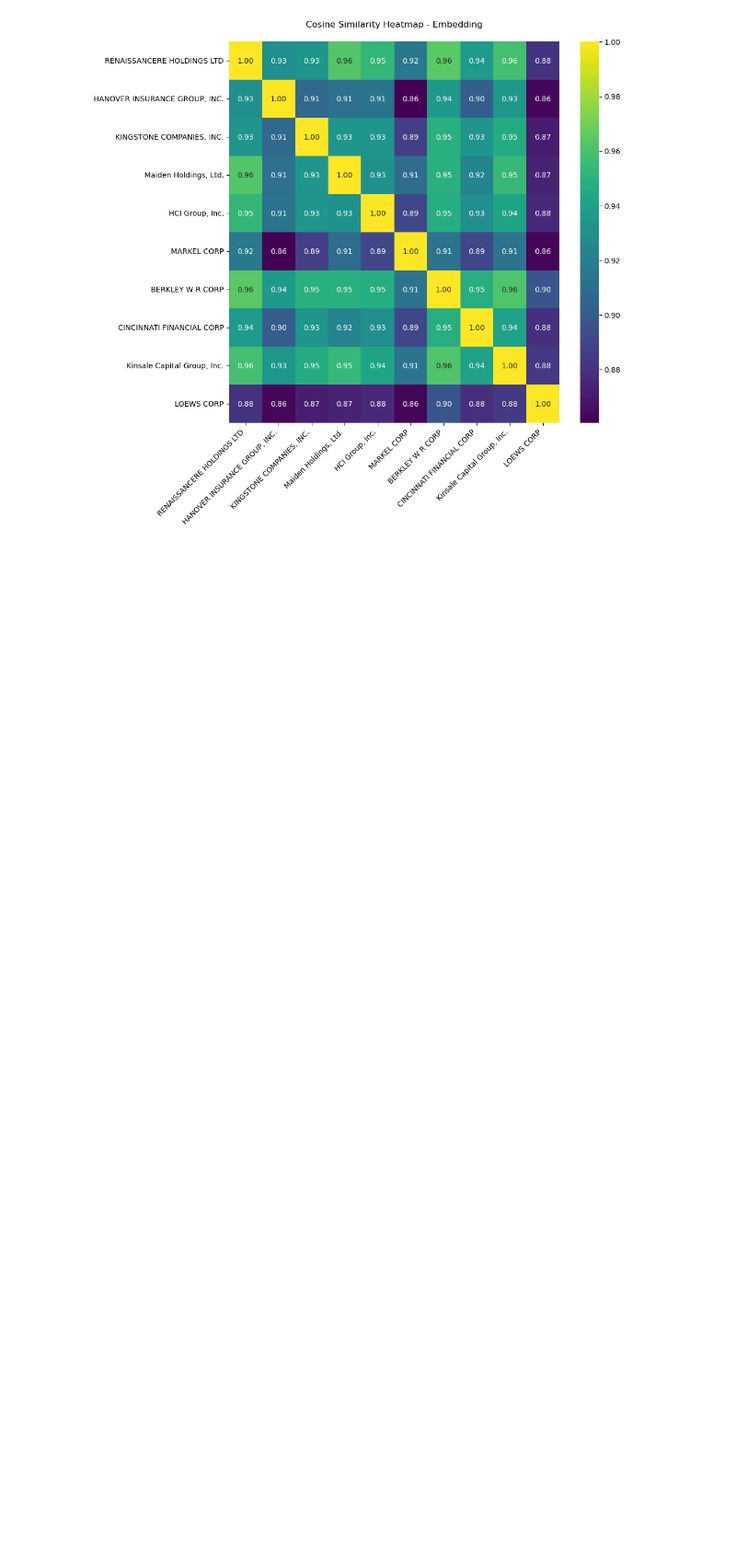
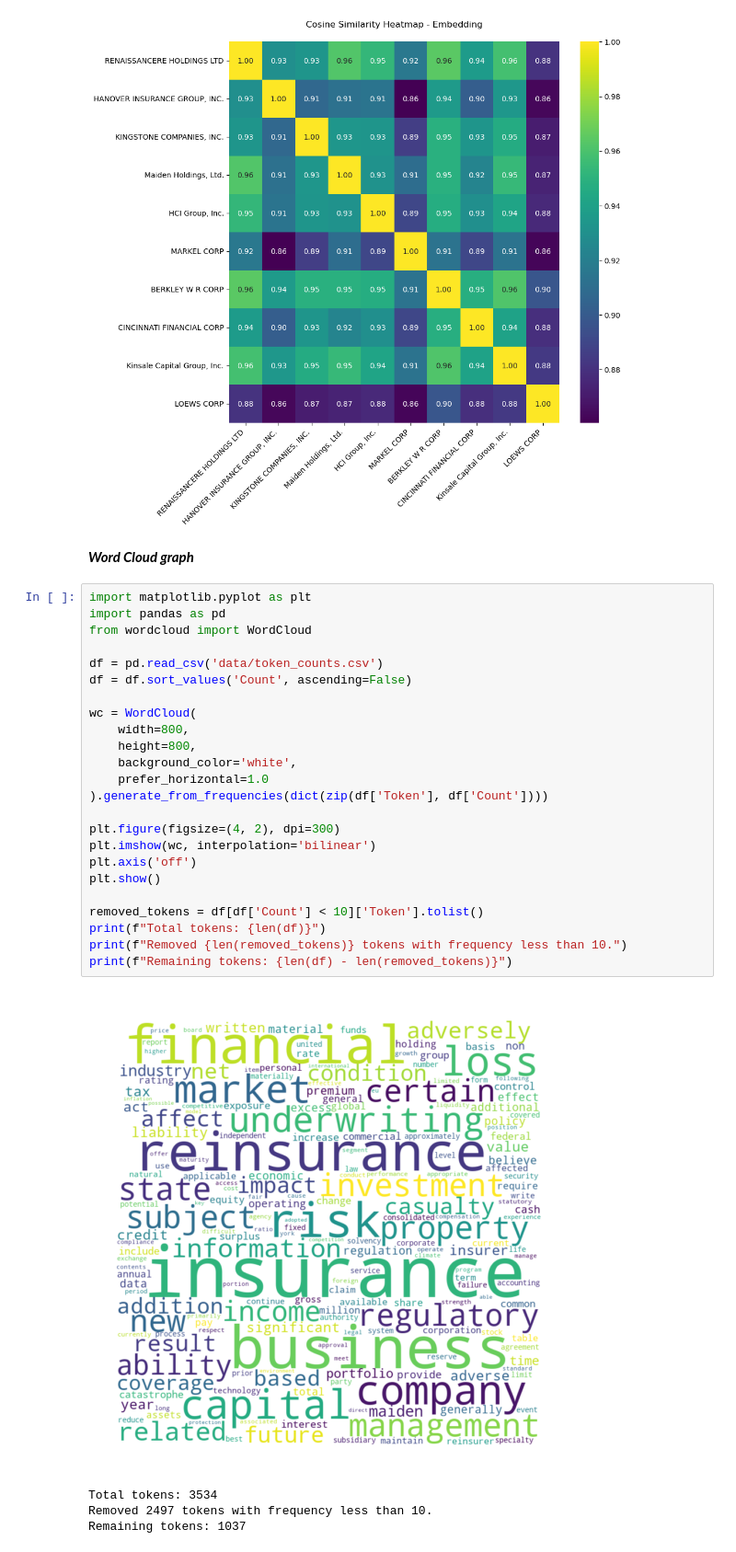
Before and after one commit to QuantFanatik/Market-Microstructure-2nd-project, a Jupyter notebook: reprot.ipynb, the cells around one changed output. Shown: that part at 92% size. Saved outputs shown, nothing was run; the diff lists cells and outputs as text; blank space fills up the shorter version.

```diff
--- a/reprot.ipynb
+++ b/reprot.ipynb
@@ -445,3 +453,34 @@ Generating embeddings for chunk: 2/2 [Text: 10/10]
 Embeddings saved to embeddings_output.csv
 Calculating cosine similarity matrix...
 [figure]
+# %% [markdown]
+***Word Cloud graph***
+# %%
+import matplotlib.pyplot as plt
+import pandas as pd
+from wordcloud import WordCloud
+
+df = pd.read_csv('data/token_counts.csv')
+df = df.sort_values('Count', ascending=False)
+
+wc = WordCloud(
+    width=800,
+    height=800,
+    background_color='white',
+    prefer_horizontal=1.0
+).generate_from_frequencies(dict(zip(df['Token'], df['Count'])))
+
+plt.figure(figsize=(4, 2), dpi=300)
+plt.imshow(wc, interpolation='bilinear')
+plt.axis('off')
+plt.show()
+
+removed_tokens = df[df['Count'] < 10]['Token'].tolist()
+print(f"Total tokens: {len(df)}")
+print(f"Removed {len(removed_tokens)} tokens with frequency less than 10.")
+print(f"Remaining tokens: {len(df) - len(removed_tokens)}")
+# %% [output]
+[figure, added]
+Total tokens: 3534
+Removed 2497 tokens with frequency less than 10.
+Remaining tokens: 1037
```
Also changed, not shown: parts of 4 cells of this notebook.
